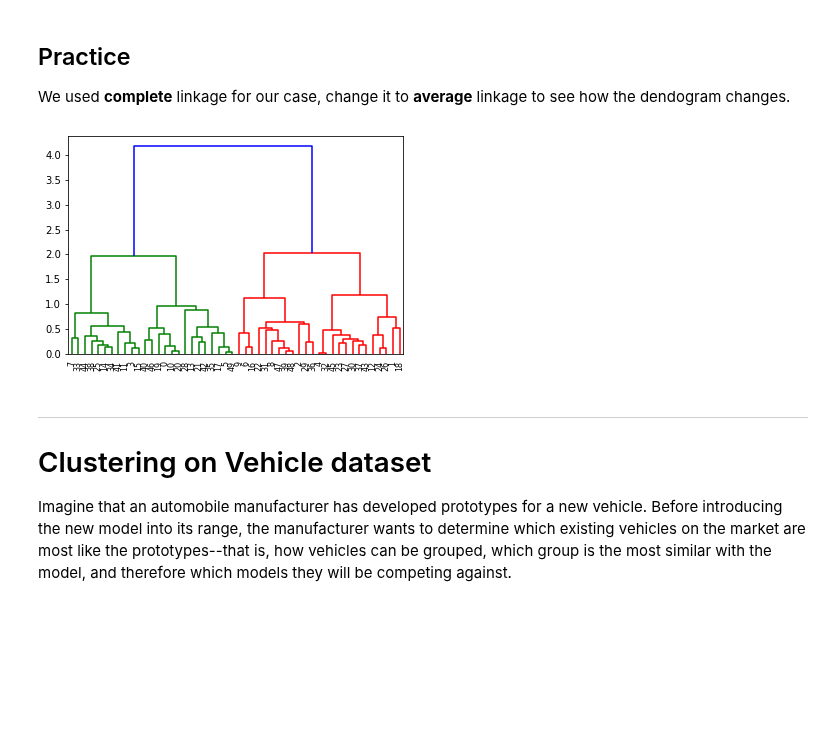
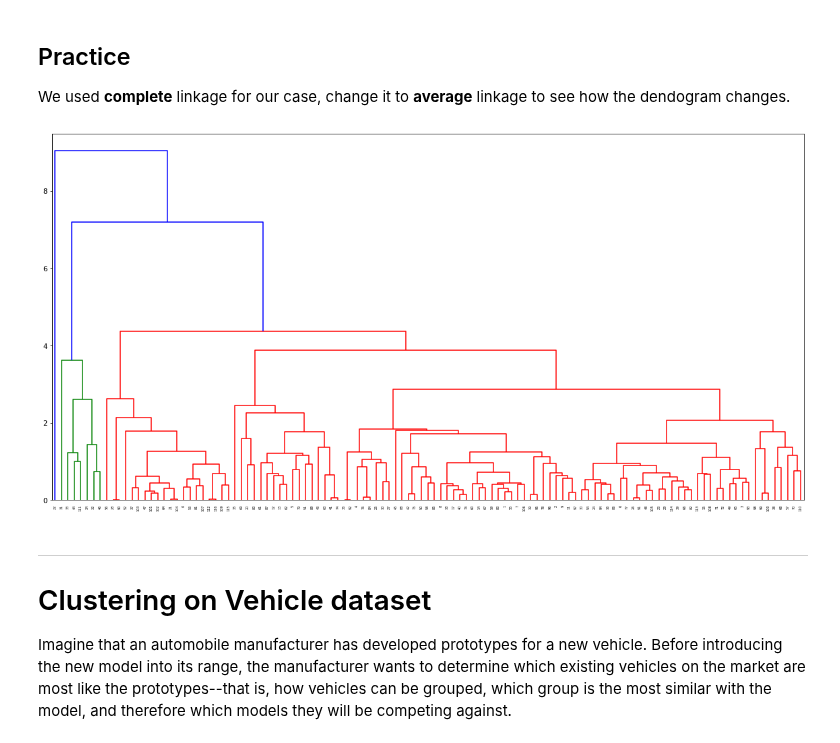
Before and after one commit to DanielBarnes18/IBM-Data-Science-Professional-Certificate, a Jupyter notebook: 09. Machine Learning with Python/04. Clustering/02. Agglomerative Clustering.ipynb, the cells around one changed output. Drawn from its saved outputs; the diff is of its cells as text; code cells hidden in the pictures; blank space fills up the shorter version.

```diff
--- a/09. Machine Learning with Python/04. Clustering/02. Agglomerative Clustering.ipynb
+++ b/09. Machine Learning with Python/04. Clustering/02. Agglomerative Clustering.ipynb
@@ -181,11 +181,11 @@ dendro = hierarchy.dendrogram(Z)
 
 We used **complete** linkage for our case, change it to **average** linkage to see how the dendogram changes.
 # %%
-
+fig = pylab.figure(figsize=(20,10))
 Z = hierarchy.linkage(dist_matrix, 'average')
 dendro = hierarchy.dendrogram(Z)
 # %% [output]
-[figure, old version]
+[figure, new version]
 # %% [markdown]
 <hr>
 <h1 id="clustering_vehicle_dataset">Clustering on Vehicle dataset</h1>
```
Also changed, not shown: parts of 5 cells of this notebook.
